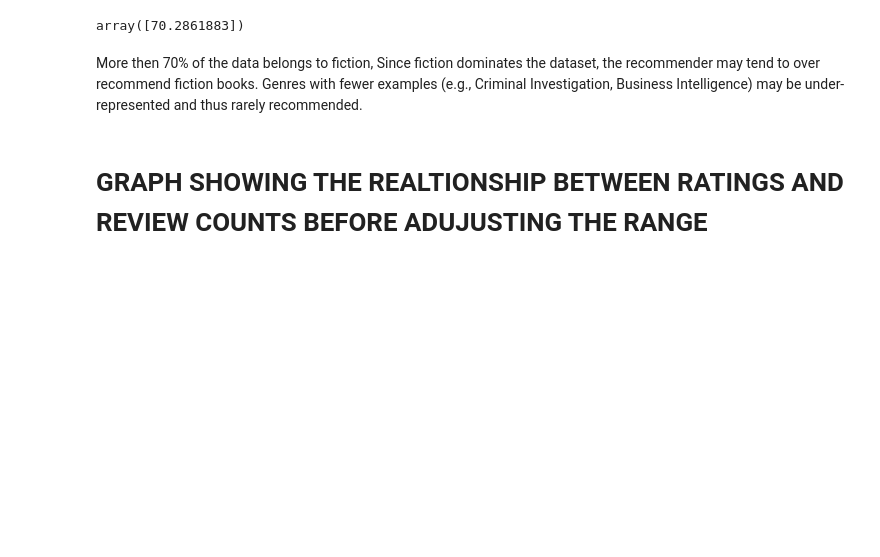
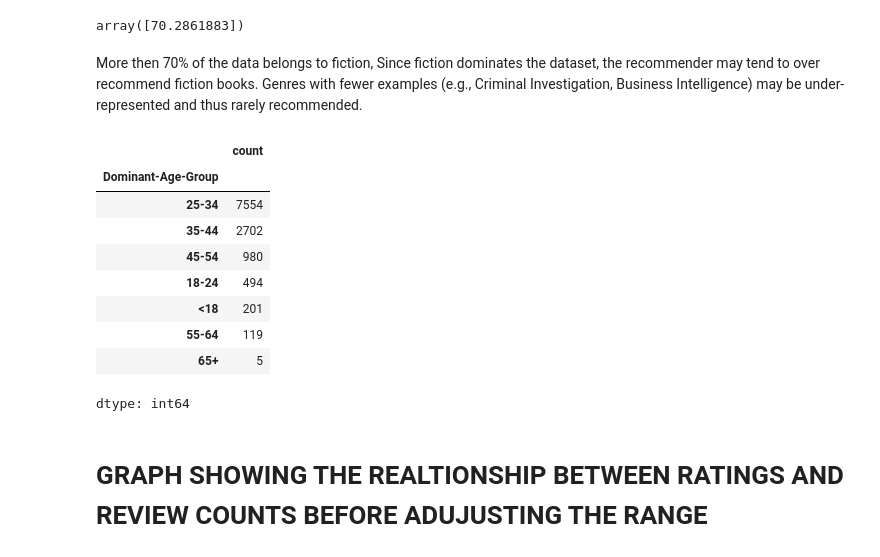
Before and after one commit to salina-nakarmi/Recommendo, a Jupyter notebook: EDA.ipynb, the cells around one changed output. Cells and saved outputs as stored; diff of their text form; code cells hidden in the pictures; blank space fills up the shorter version.

```diff
--- a/EDA.ipynb
+++ b/EDA.ipynb
@@ -276,6 +276,20 @@ array([70.2861883])
 # %% [markdown]
 More then 70% of the data belongs to fiction, Since fiction dominates the dataset, the recommender may tend to over recommend fiction books.
 Genres with fewer examples (e.g., Criminal Investigation, Business Intelligence) may be under-represented and thus rarely recommended.
+# %%
+df["Dominant-Age-Group"].value_counts()
+# What we found is most of the reder full under the age of 25-54
+# %% [output]
+|  | count |
+| Dominant-Age-Group |  |
+| 25-34 | 7554 |
+| 35-44 | 2702 |
+| 45-54 | 980 |
+| 18-24 | 494 |
+| <18 | 201 |
+| 55-64 | 119 |
+| 65+ | 5 |
+dtype: int64
 # %% [markdown]
 # **GRAPH SHOWING THE REALTIONSHIP BETWEEN RATINGS AND REVIEW COUNTS BEFORE ADUJUSTING THE RANGE**
 # %%
```
Also changed, not shown: parts of 12 cells of this notebook.
